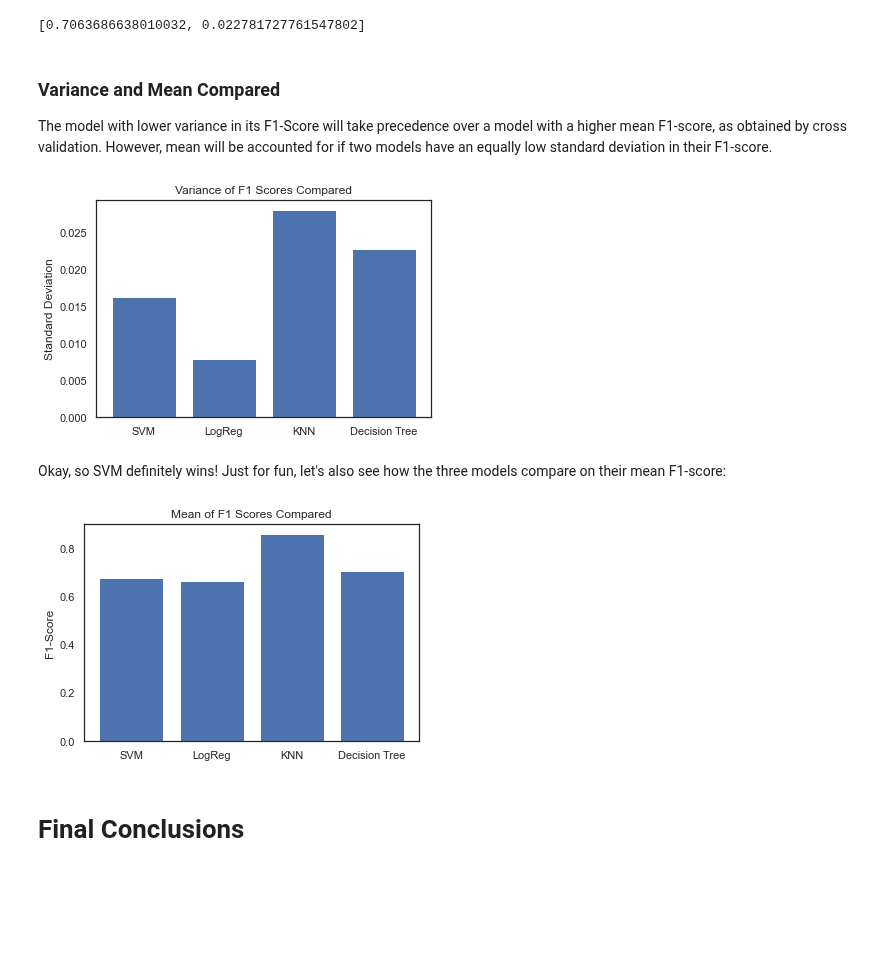
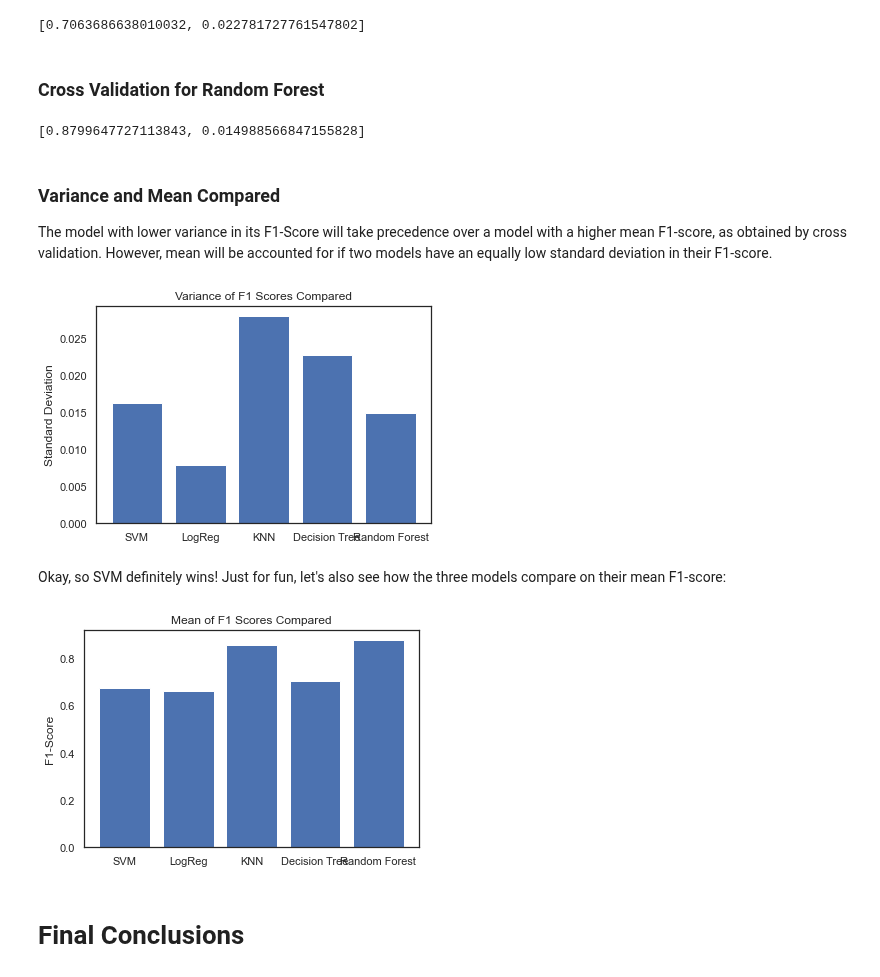
Before and after one commit to UPstartDeveloper/bookstore-classifier, a Jupyter notebook: classifications.ipynb, the cells around one changed output. Drawn from its saved outputs; the diff is of its cells as text; code cells hidden in the pictures; blank space fills up the shorter version.

Commit message:
Add Random Forest classifier implementation.

```diff
--- a/classifications.ipynb
+++ b/classifications.ipynb
@@ -1595,0 +1607,15 @@ Overall, the decision tree performed surprisingly well, and it is not clear how
+# %%
+# split the data
+X_train, X_test, y_train, y_test = split_scale_data(all_books_mixed, features, target)
+# %%
+# Instantiate the Classifier
+clf = RandomForestClassifier(n_estimators=100)
+
+# Train the model using the training sets
+clf.fit(X_train, y_train)
+
+y_pred = clf.predict(X_test)
+
+# evaluate the model
+cm = confusion_matrix(y_test, y_pred)
+print_confusion_metrics(cm)
@@ -1638,17 +1694,27 @@ dt_scores = [all_f1.mean(), all_f1.std()]
 print(dt_scores)
 # %% [output]
 [0.7063686638010032, 0.022781727761547802]
+# %% [markdown]
+### Cross Validation for Random Forest
+# %%
+# using the random forest classifier
+all_f1 = cross_val_score(estimator=clf, X=X, y=y, cv=5, scoring='f1')
+rand_forest_scores = [all_f1.mean(), all_f1.std()]
+print(rand_forest_scores)
+# %% [output]
+[0.8799647727113843, 0.014988566847155828]
 # %% [markdown]
 ### Variance and Mean Compared
 The model with lower variance in its F1-Score will take precedence over a model with a higher mean F1-score, as obtained by cross validation. However, mean will be accounted for if two models have an equally low standard deviation in their F1-score.
 # %%
-labels = ['SVM', 'LogReg', 'KNN', 'Decision Tree']
+labels = ['SVM', 'LogReg', 'KNN', 'Decision Tree', 'Random Forest']
 # bar plot to compare standard deviances
 stds = [
     svm_scores[1],
     logreg_scores[1],
     knn_scores[1],
-    dt_scores[1]
+    dt_scores[1],
+    rand_forest_scores[1]
 ]
 
 fig, ax = plt.subplots()
@@ -1657,26 +1723,27 @@ plt.title('Variance of F1 Scores Compared')
 plt.bar(labels, stds)
 plt.show()
 # %% [output]
-[figure, old version]
+[figure, new version]
 # %% [markdown]
 Okay, so SVM definitely wins!
 Just for fun, let's also see how the three models compare on their mean F1-score:
 # %%
 # bar plot to compare means
 means = [
     svm_scores[0],
     logreg_scores[0],
     knn_scores[0],
-    dt_scores[0]
+    dt_scores[0],
+    rand_forest_scores[0]
 ]
 
 fig, ax = plt.subplots()
 ax.set_ylabel('F1-Score')
 plt.title('Mean of F1 Scores Compared')
 plt.bar(labels, means)
 plt.show()
 # %% [output]
-[figure, old version]
+[figure, new version]
 # %% [markdown]
 # Final Conclusions
 # %% [markdown]
```
Also changed, not shown: parts of 12 cells of this notebook, 1 other file.
